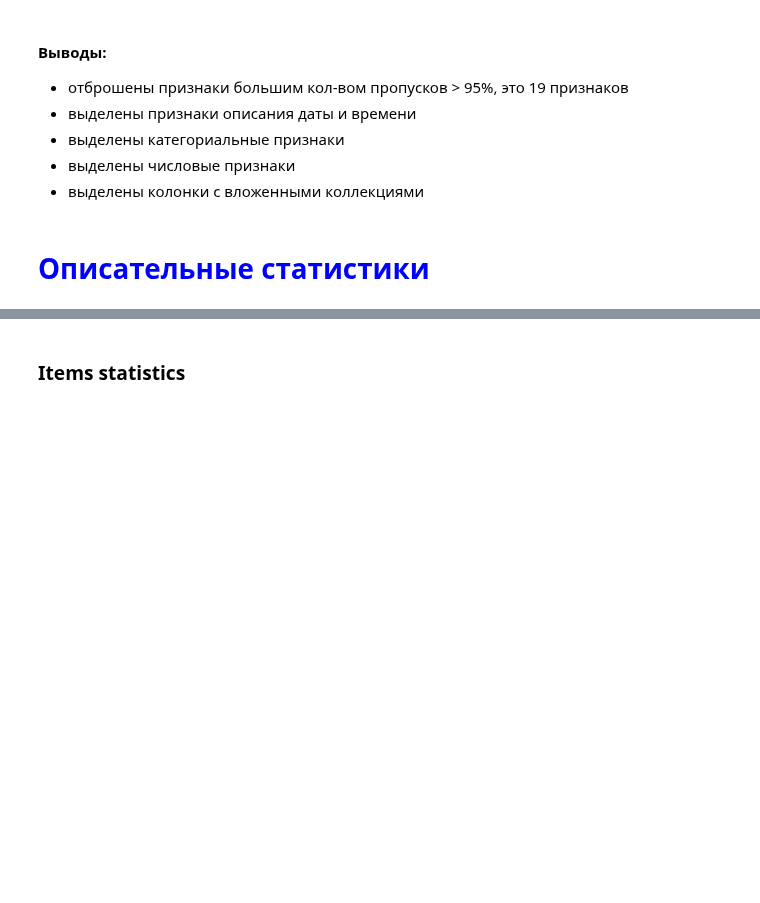
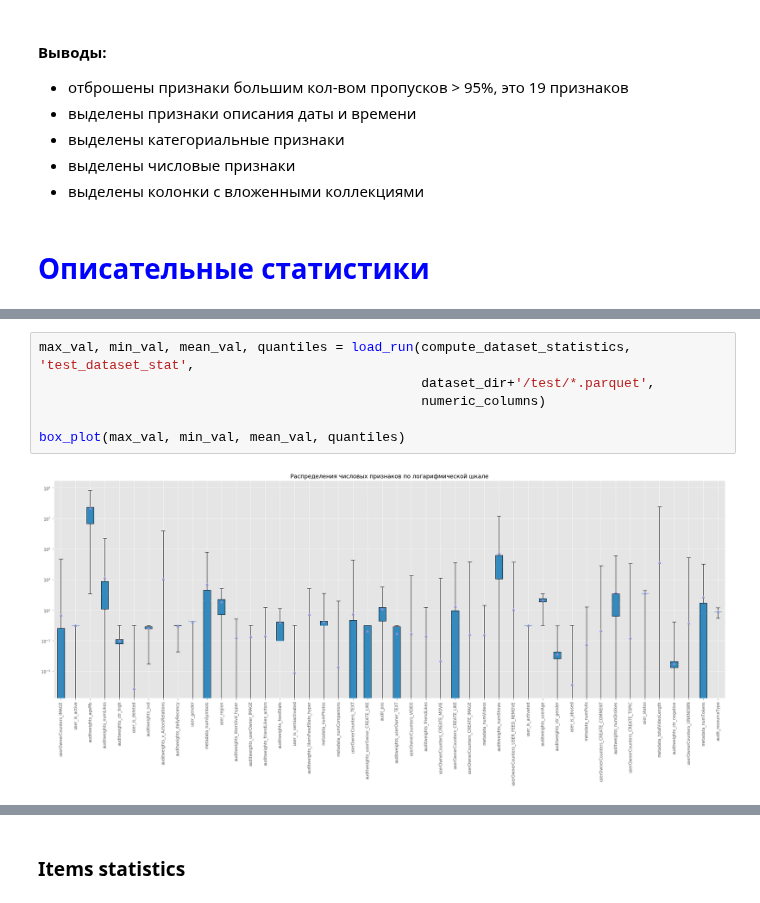
Before and after one commit to MLDPEngineer/User-behaviour-clasification, a Jupyter notebook: Create Dataset.ipynb, the cells around one changed output, grey strips where cells are left out. Cells and saved outputs as stored; diff of their text form; blank space fills up the shorter version.

```diff
--- a/Create Dataset.ipynb
+++ b/Create Dataset.ipynb
@@ -289,3 +327,11 @@ p = plt.yticks(y_axis, y_values)
+# %%
+max_val, min_val, mean_val, quantiles = load_run(compute_dataset_statistics, 'test_dataset_stat',
+                                                 dataset_dir+'/test/*.parquet',
+                                                 numeric_columns)
+
+box_plot(max_val, min_val, mean_val, quantiles)
+# %% [output]
+[figure, added]
 # %%
 print("Кол-во уникальных пользователей {0:,}\n\
 Кол-во уникальных обьектов {1:,}".format(\
```
Also changed, not shown: parts of 28 cells of this notebook.
